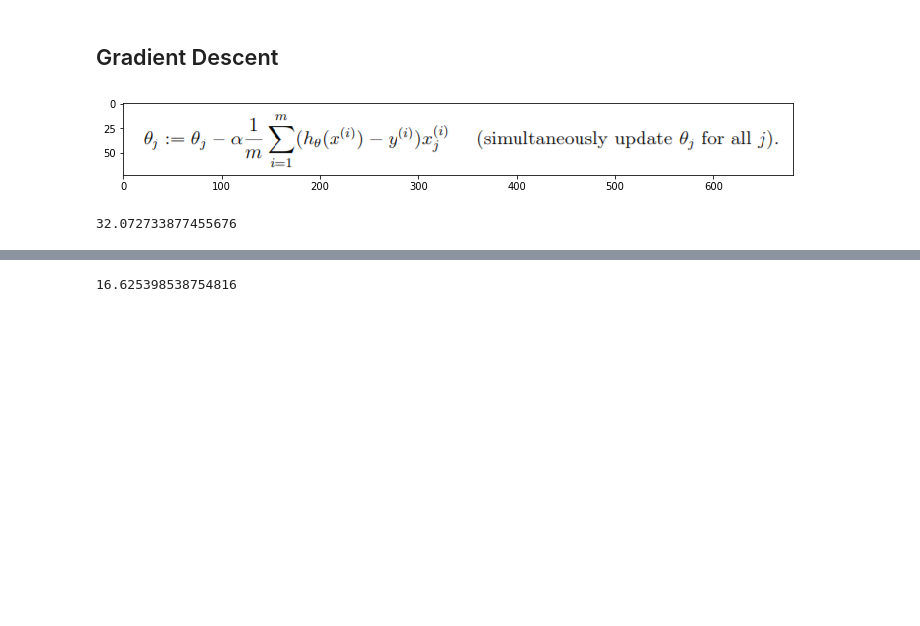
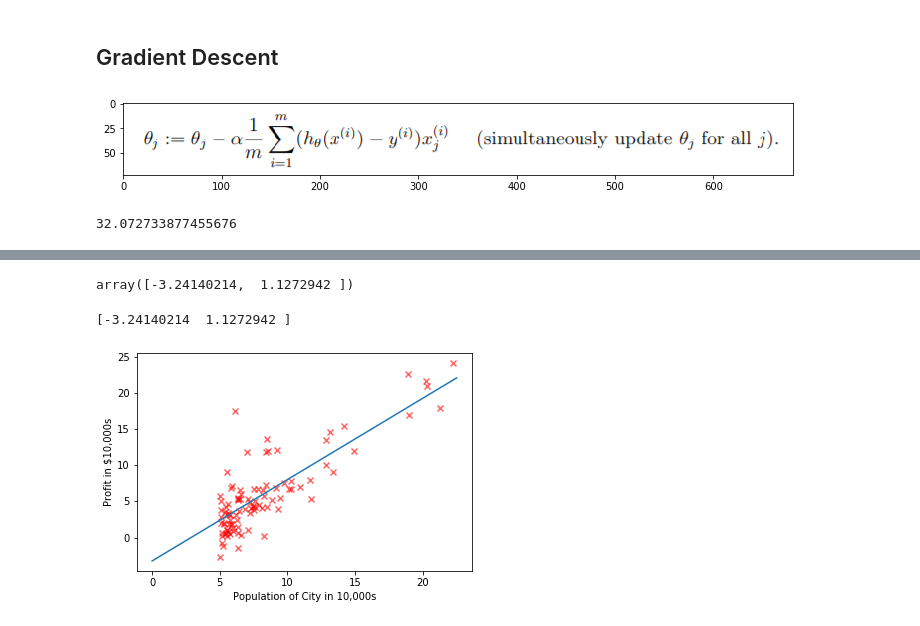
Before and after one commit to macwong/MachineLearning, a Jupyter notebook: Coursera Machine Learning/Week 2/Week 2.ipynb, the cells around one changed output, grey strips where cells are left out. Saved outputs shown, nothing was run; the diff lists cells and outputs as text; code cells hidden in the pictures; blank space fills up the shorter version.

Commit message:
Linear regression and gradient descent in python

```diff
--- a/Coursera Machine Learning/Week 2/Week 2.ipynb
+++ b/Coursera Machine Learning/Week 2/Week 2.ipynb
@@ -126,9 +126,8 @@ array([[1.    , 6.1101],
 # %%
 # Calculate cost
 def calculate_cost(X, y, theta):
-#     h = theta[0] * X[0] + theta[1] * X[1]
     h = np.dot(X, theta)
-    J = (1 / (2 * m)) * np.sum((h[0] - y) ** 2)
+    J = (1 / (2 * m)) * np.sum((h - y) ** 2)
 
     return J
 # %%
@@ -173,10 +172,10 @@ y
 Name: 1, Length: 97, dtype: float64
 # %%
 def plot_estimate(X, y, theta):
+    print(theta)
     plot_data(X, y)
-    x1, y1, x2, y2 = 5, 0, 22, 25
-    p1 = (theta[0], theta[1] * 0)
-    p2 = (22.5, theta[1] * 22.5)
+    p1 = (0, theta[0])
+    p2 = (22.5, theta[0] + theta[1] * 22.5)
     points = list(zip(p1, p2))
     plt.plot(points[0], points[1])
 
@@ -198,18 +198,17 @@ calculate_cost(X, y, theta)
 32.072733877455676
 # %%
 def gradient_descent(X, y, theta, m):
-    print(theta)
     h = X.dot(theta)
-    # theta1 = theta[0] - alpha * ((1 / m) * np.sum((h[0] - y) * X[:, 0]))
-    # theta2 = theta[1] - alpha * ((1 / m) * np.sum((h[0] - y) * X[:, 1]))
-    # print(theta1, theta2)
-
-    loss = h[0] - y
+    loss = h - y
     gradient = (1 / m) * X.T.dot(loss)
 
-    print("Alpha:", alpha)
-    print("Gradient:", gradient)
-    print("Theta:", theta)
+    new_theta = theta - alpha * gradient
 
-    theta - alpha * gradient
-    # theta = [theta1, theta2]
+#     print("Alpha:", alpha)
+#     print("Gradient:", gradient)
+#     print("Old Theta:", theta)
+    print("New Theta:", new_theta)
+#     print("Old Cost:", calculate_cost(X, y, theta))
+    print("New Cost:", calculate_cost(X, y, new_theta))
+
+    return new_theta
@@ -222,0 +215,3 @@ array([0.05839135, 0.6532885 ])
+# %%
+for i in range(iterations):
+    theta = gradient_descent(X, y, theta, m)
@@ -223,4 +236,10 @@ array([0.05839135, 0.6532885 ])
+# %%
+theta
+# %% [output]
+array([-3.24140214,  1.1272942 ])
 # %%
-calculate_cost(X, y, theta)
+plot_estimate(X[:, 1], y, theta)
+plt.show()
 # %% [output]
-16.625398538754816
+[-3.24140214  1.1272942 ]
+[figure, added]
```
Also changed, not shown: parts of 3 cells of this notebook.
